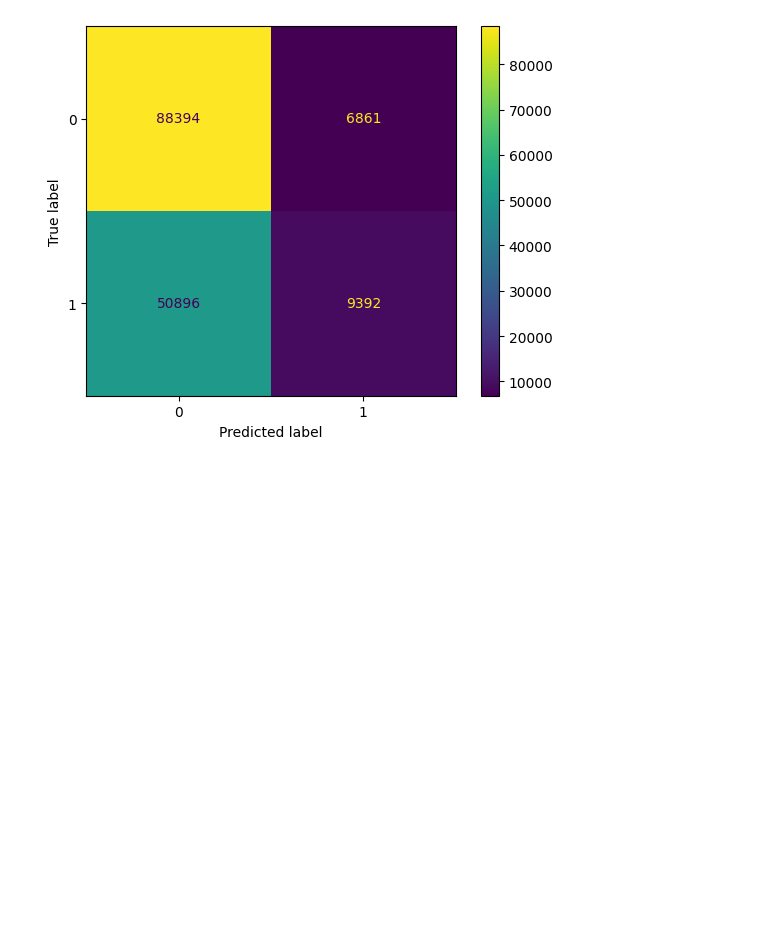
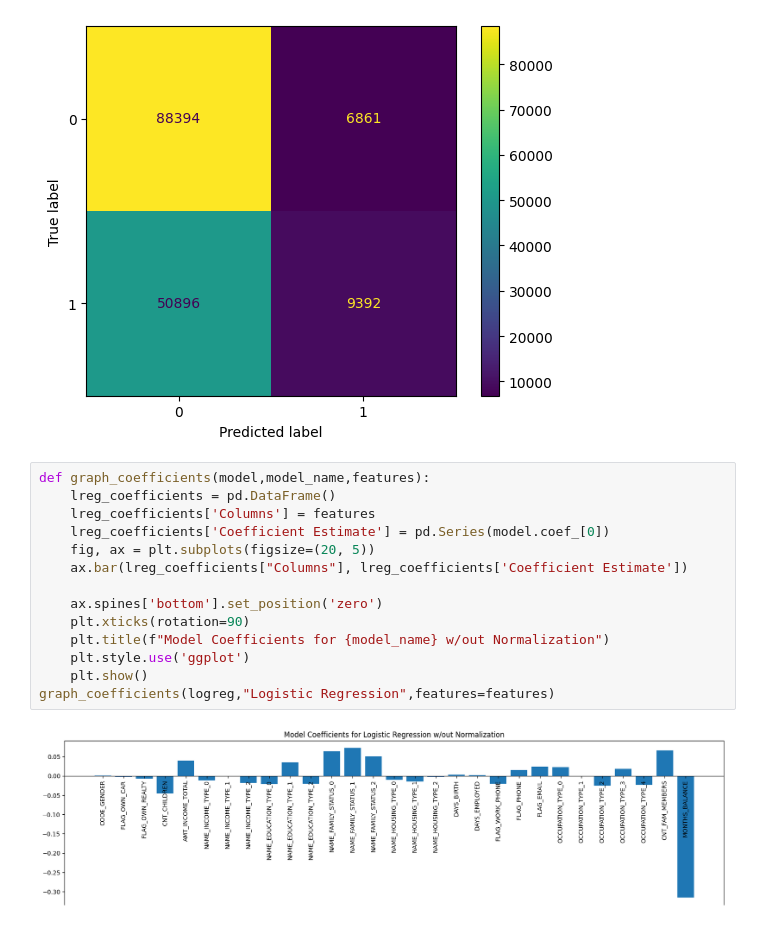
Before and after one commit to kevinguii/CreditCardApproval_ECS111, a Jupyter notebook: ecs111 project.ipynb, the cells around one changed output. Saved outputs shown, nothing was run; the diff lists cells and outputs as text; blank space fills up the shorter version.

```diff
--- a/ecs111 project.ipynb
+++ b/ecs111 project.ipynb
@@ -300,3 +311,19 @@ Accuracy: 0.6286750287701793
 weighted avg       0.61      0.63      0.56    155543
 <sklearn.metrics._plot.confusion_matrix.ConfusionMatrixDisplay at 0x...>
 [figure]
+# %%
+def graph_coefficients(model,model_name,features):
+	lreg_coefficients = pd.DataFrame()
+	lreg_coefficients['Columns'] = features
+	lreg_coefficients['Coefficient Estimate'] = pd.Series(model.coef_[0])
+	fig, ax = plt.subplots(figsize=(20, 5))
+	ax.bar(lreg_coefficients["Columns"], lreg_coefficients['Coefficient Estimate'])
+
+	ax.spines['bottom'].set_position('zero')
+	plt.xticks(rotation=90)
+	plt.title(f"Model Coefficients for {model_name} w/out Normalization")
+	plt.style.use('ggplot')
+	plt.show()
+graph_coefficients(logreg,"Logistic Regression",features=features)
+# %% [output]
+[figure, added]
```
Also changed, not shown: parts of 5 cells of this notebook.
